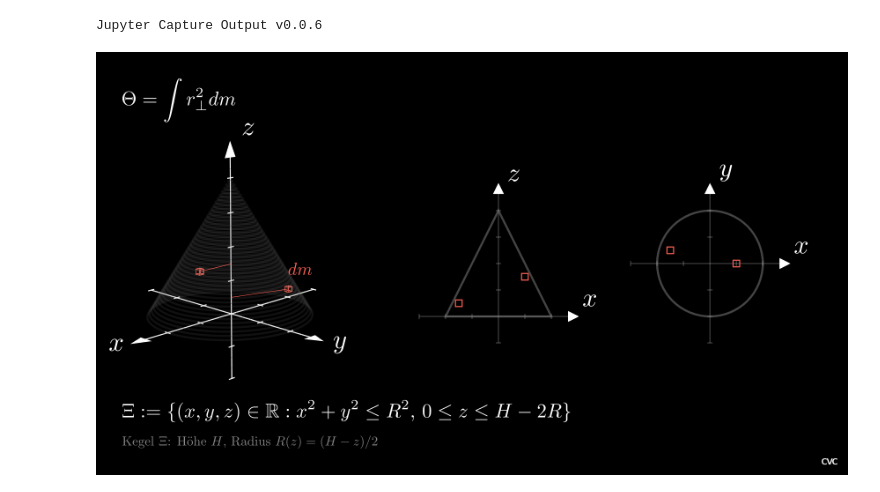
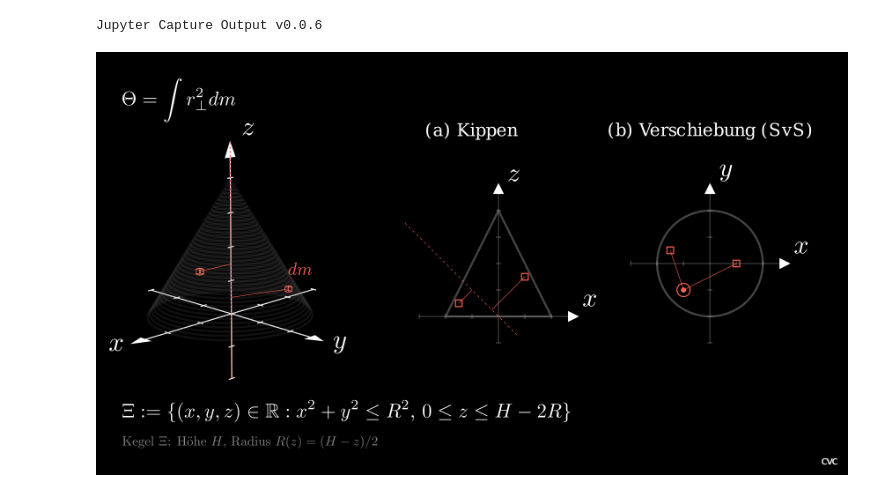
Before and after one commit to CVC97/Physics-Education-Animations, a Jupyter notebook: moment_of_inertia.ipynb, the cells around one changed output. Cells and saved outputs as stored; diff of their text form; code cells hidden in the pictures.

```diff
--- a/moment_of_inertia.ipynb
+++ b/moment_of_inertia.ipynb
@@ -48,6 +48,12 @@ class moi_Scene(ThreeDScene):
         z_lab = Tex('$z$', font_size = 64).move_to(CO3D + 0.5*RIGHT).shift(3.3*UP)
         ax_3D = VGroup(ax, x_lab, y_lab, z_lab)
 
+        # Axis of rotation
+        def aor(phi, x_shift, y_shift):
+            return DashedLine(ax.c2p(2*np.sin(phi) + x_shift, y_shift, -2*np.cos(phi)), ax.c2p(x_shift - 5*np.sin(phi), y_shift, 5*np.cos(phi)), color = RED, stroke_width = 2)
+
+        ax_aor = aor(0, 0, 0)
+
         # Cone
         def cone_circ(z):
             r = (4 - z) / 2
@@ -65,7 +71,7 @@ class moi_Scene(ThreeDScene):
                         ).rotate(axis = [1, 0, 0], angle = PI/12).rotate(
                             axis = [0, 1, 0], angle = PI/16
                             ).move_to(ax.coords_to_point(x, y, z))
-            dm_radius = Line(ax.coords_to_point(x, y, z), ax.coords_to_point(0, 0, z), color = RED, stroke_width = 1)
+            dm_radius = Line(start = ax.c2p(x, y, z), end = ax_aor.get_projection(dm_cube.get_center()), color = RED, stroke_width = 1)
             dm = VGroup(dm_cube, dm_radius)
             dV_cube = Cube(side_length = 0.125, fill_opacity = 0, color = BLUE, stroke_width = 1).rotate(
                     axis = [1, 0, 0], angle = 6*PI/4
@@ -74,7 +80,7 @@ class moi_Scene(ThreeDScene):
                         ).rotate(axis = [1, 0, 0], angle = PI/12).rotate(
                             axis = [0, 1, 0], angle = PI/16
                             ).move_to(ax.coords_to_point(x, y, z))
-            dV_radius = Line(ax.coords_to_point(x, y, z), ax.coords_to_point(0, 0, z), color = BLUE, stroke_width = 1)
+            dV_radius = Line(start = ax.c2p(x, y, z), end = ax_aor.get_projection(dm_cube.get_center()), color = RED, stroke_width = 1)
             dV = VGroup(dV_cube, dV_radius)
             return dm, dV
 
@@ -88,50 +94,63 @@ class moi_Scene(ThreeDScene):
 
         # 2D-Coordinate Systems
         ax1 = Axes(x_range = [-3, 3, 1], y_range = [-3, 3, 1], x_length = 6, y_length = 6, axis_config = {"stroke_opacity": 0.25}).move_to([4.5, -0, 0]).scale(0.5)
+        ax1_head = Text('(b) Verschiebung (SvS)', font_size = 24).move_to([4.5, 2.5, 0])
         ax1_x_lab = ax1.get_x_axis_label('x')
         ax1_y_lab = ax1.get_y_axis_label('y')
 
-        ax1_cone = Circle.from_three_points(ax1.c2p(-2, 0, 0), ax1.c2p(0, 2, 0), ax1.c2p(2, 0, 0), color = GREY, stroke_opacity = 0.5)
-        ax1_cc1 = Square(side_length = 0.125, stroke_color = RED, stroke_width = 2).move_to(ax1.c2p(cc1[0], cc1[1], 0))
-        ax1_cc2 = Square(side_length = 0.125, stroke_color = RED, stroke_width = 2).move_to(ax1.c2p(cc2[0], cc2[1], 0))
-
         ax2 = Axes(x_range = [-3, 3, 1], y_range = [-1, 5, 1], x_length = 6, y_length = 6, axis_config = {"stroke_opacity": 0.25}).move_to([0.5, -0, 0]).scale(0.5)
+        ax2_head = Text('(a) Kippen', font_size = 24).move_to([0, 2.5, 0])
         ax2_x_lab = ax2.get_x_axis_label('x')
         ax2_y_lab = ax2.get_y_axis_label('z')
 
+
+        def aor1(x_shift, y_shift):
+            circ = Circle(radius = 0.125, color = RED, stroke_width = 2)
+            dot = Dot(radius = 0.05, color = RED)
+            return VGroup(circ, dot).move_to(ax1.c2p(x_shift, y_shift, 1))
+
+        ax1_aor = aor1(-1, -1)
+        ax1_cone = Circle.from_three_points(ax1.c2p(-2, 0, 0), ax1.c2p(0, 2, 0), ax1.c2p(2, 0, 0), color = GREY, stroke_opacity = 0.5)
+        ax1_cc1 = Square(side_length = 0.125, stroke_color = RED, stroke_width = 2).move_to(ax1.c2p(cc1[0], cc1[1], 0))
+        ax1_cc1_proj = Line(start = ax1.c2p(cc1[0], cc1[1], 0), end = ax1_aor.get_center(), color = RED, stroke_width = 1)
+        ax1_cc2 = Square(side_length = 0.125, stroke_color = RED, stroke_width = 2).move_to(ax1.c2p(cc2[0], cc2[1], 0))
+        ax1_cc2_proj = Line(start = ax1.c2p(cc2[0], cc2[1], 0), end = ax1_aor.get_center(), color = RED, stroke_width = 1)
+
+        def aor2(phi, x_shift):
+            return DashedLine(ax2.c2p(np.sin(phi) + x_shift, -np.cos(phi), 1), ax2.c2p(x_shift - 5*np.sin(phi), 5*np.cos(phi), 1), color = RED, stroke_width = 1)
+
+        ax2_aor = aor2(PI/4, 0)
         ax2_cone = Polygon(ax2.c2p(-2, 0, 0), ax2.c2p(0, 4, 0), ax2.c2p(2, 0, 0), color = GREY, stroke_opacity = 0.5)
         ax2_cc1 = Square(side_length = 0.125, stroke_color = RED, stroke_width = 2).move_to(ax2.c2p(cc1[0], cc1[2], 0))
+        ax2_cc1_proj = Line(start = ax2.c2p(cc1[0], cc1[2], 0), end = ax2_aor.get_projection(ax2_cc1.get_center()), color = RED, stroke_width = 1)
         ax2_cc2 = Square(side_length = 0.125, stroke_color = RED, stroke_width = 2).move_to(ax2.c2p(cc2[0], cc2[2], 0))
+        ax2_cc2_proj = Line(start = ax2.c2p(cc2[0], cc2[2], 0), end = ax2_aor.get_projection(ax2_cc2.get_center()), color = RED, stroke_width = 1)
 
-        ax_2D = VGroup(ax1, ax1_x_lab, ax1_y_lab, ax2, ax2_x_lab, ax2_y_lab)
-
-
+        ax1_group = VGroup(ax1, ax1_head, ax1_cone, ax1_x_lab, ax1_y_lab, ax1_aor, ax1_cc1, ax1_cc2, ax1_cc1_proj, ax1_cc2_proj)
+        ax2_group = VGroup(ax2, ax2_head, ax2_cone, ax2_x_lab, ax2_y_lab, ax2_aor, ax2_cc1, ax2_cc2, ax2_cc1_proj, ax2_cc2_proj)
 
         # self.wait(0.5)
         # self.play(Create(cone_cube1[0]), run_time = 1.5)
         # self.play(Create(cone_cube2[0]), run_time = 1.5)
         # self.wait(0.5)
         # self.play(Write(moi_eq3))
         # self.wait(0.5)
         # self.play(Transform(moi_eq1, moi_eq2), Transform(cone_cube(cc1)[0], cone_cube(cc1))[1]), Transform(cone_cube(cc2))[0], cone_cube(cc2))[1]), run_time = 1.5)
         # self.wait(0.5)
         # self.play(Uncreate(moi_eq3))
         # self.wait(3)
 
         self.add(moi_eq1)
         self.add(cone_eq1, cone_eq2)
         self.add(ax_3D)
 
         for cone_circ_i in cone_circ_list:
         #    self.wait(0.05)
             self.add(cone_circ_i)
 
 
         self.add(cone_cube(cc1)[0], cone_cube(cc2)[0])
-        self.add(dm_eq)
-        self.add(ax_2D)
-        self.add(ax1_cone, ax2_cone)
-        self.add(ax1_cc1, ax1_cc2)
-        self.add(ax2_cc1, ax2_cc2)
+        self.add(dm_eq, ax_aor)
+        self.add(ax1_group, ax2_group)
 # %% [output]
-[figure, old version]
+[figure, new version]
```
